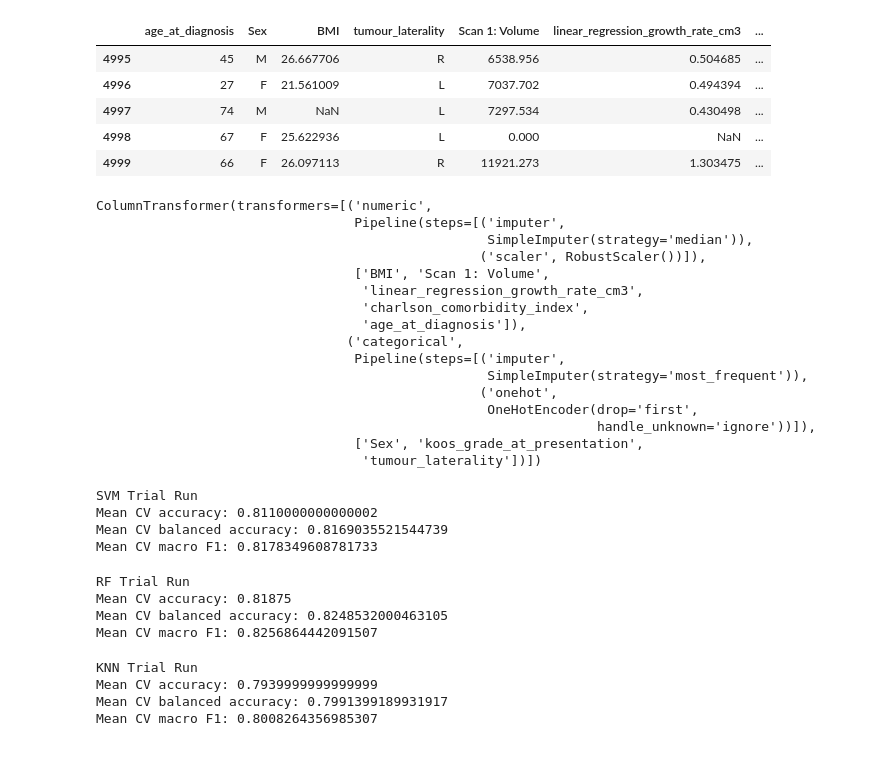
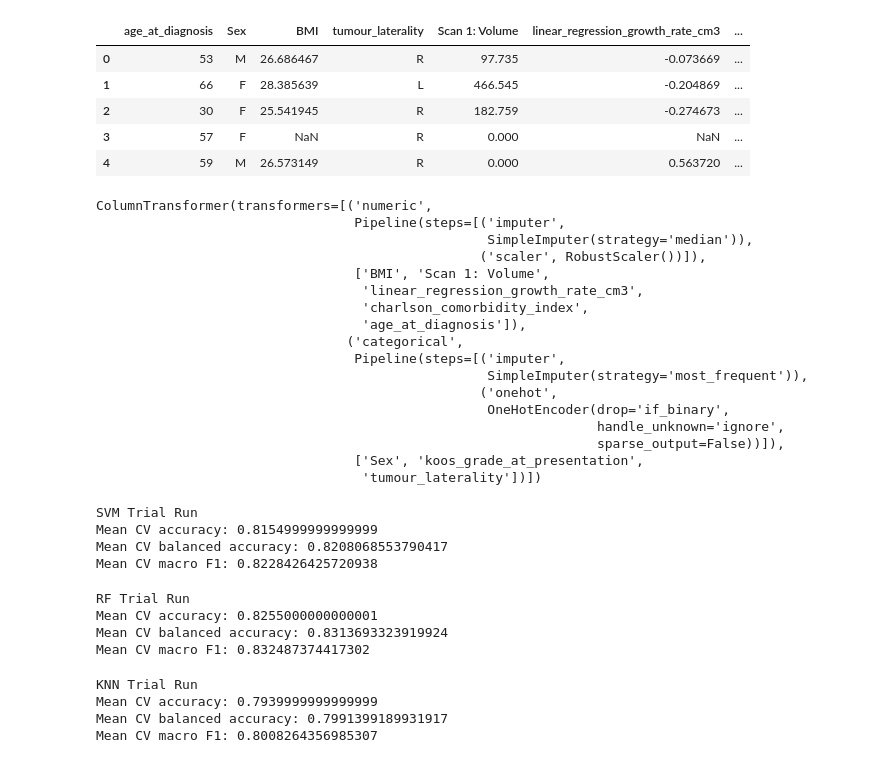
Before and after one commit to simonwilliams32/MRI_project, a Jupyter notebook: notebooks/SW_predicting_management_ensemble_pipeline.ipynb, the cells around one changed output. Drawn from its saved outputs; the diff is of its cells as text; code cells hidden in the pictures.

```diff
--- a/notebooks/SW_predicting_management_ensemble_pipeline.ipynb
+++ b/notebooks/SW_predicting_management_ensemble_pipeline.ipynb
@@ -22,11 +25,12 @@ from xgboost import XGBClassifier
 # %%
+#LOAD THE DATASET
 data = pd.read_excel("/Users/simonwilliams/code/simonwilliams32/MRI_project/raw_data/synthetic_vestibular_schwannoma_data.xlsx")
-data.tail()
+data.head()
 # %% [output]
 |  | age_at_diagnosis | Sex | BMI | tumour_laterality | Scan 1: Volume | linear_regression_growth_rate_cm3 | ... |
-| 4995 | 45 | M | 26.667706 | R | 6538.956 | 0.504685 | ... |
-| 4996 | 27 | F | 21.561009 | L | 7037.702 | 0.494394 | ... |
-| 4997 | 74 | M | NaN | L | 7297.534 | 0.430498 | ... |
-| 4998 | 67 | F | 25.622936 | L | 0.000 | NaN | ... |
-| 4999 | 66 | F | 26.097113 | R | 11921.273 | 1.303475 | ... |
+| 0 | 53 | M | 26.686467 | R | 97.735 | -0.073669 | ... |
+| 1 | 66 | F | 28.385639 | L | 466.545 | -0.204869 | ... |
+| 2 | 30 | F | 25.541945 | R | 182.759 | -0.274673 | ... |
+| 3 | 57 | F | NaN | R | 0.000 | NaN | ... |
+| 4 | 59 | M | 26.573149 | R | 0.000 | 0.563720 | ... |
 # %%
@@ -34,7 +39,7 @@ X = data.drop(columns=["Management"])
 y = data["Management"]
 X_train, X_test, y_train, y_test = train_test_split(X, y, test_size=0.2, random_state=42)
 # %%
-#BASELINE PIPELINE
+#BASELINE PREPROC PIPELINE
 numeric_cols = ["BMI", "Scan 1: Volume", "linear_regression_growth_rate_cm3", "charlson_comorbidity_index", "age_at_diagnosis"]
 categorical_cols = ["Sex", "koos_grade_at_presentation", "tumour_laterality"]
 
@@ -46,8 +51,9 @@ numeric_pipeline = Pipeline([
 categorical_pipeline = Pipeline([
     ("imputer", SimpleImputer(strategy="most_frequent")),
     ("onehot", OneHotEncoder(
-        drop="first",
-        handle_unknown="ignore"
+        drop="if_binary",
+        handle_unknown="ignore",
+        sparse_output=False
     ))
 ])
 
@@ -75,8 +81,9 @@ ColumnTransformer(transformers=[('numeric',
                                  Pipeline(steps=[('imputer',
                                                   SimpleImputer(strategy='most_frequent')),
                                                  ('onehot',
-                                                  OneHotEncoder(drop='first',
-                                                                handle_unknown='ignore'))]),
+                                                  OneHotEncoder(drop='if_binary',
+                                                                handle_unknown='ignore',
+                                                                sparse_output=False))]),
                                  ['Sex', 'koos_grade_at_presentation',
                                   'tumour_laterality'])])
 # %%
@@ -85,8 +92,8 @@ svm_pipeline = Pipeline([
     ("preprocessor", preprocessor),
     ("model", SVC(
     kernel="rbf",
-    C=1.0,
-    gamma="scale",
+    C=50,
+    gamma=0.01,
     probability=True,
     random_state=42
     ))
@@ -110,18 +117,19 @@ print("Mean CV balanced accuracy:", svm_cv_results["test_balanced_accuracy"].mea
 print("Mean CV macro F1:", svm_cv_results["test_f1_macro"].mean())
 # %% [output]
 SVM Trial Run
-Mean CV accuracy: 0.8110000000000002
-Mean CV balanced accuracy: 0.8169035521544739
-Mean CV macro F1: 0.8178349608781733
+Mean CV accuracy: 0.8154999999999999
+Mean CV balanced accuracy: 0.8208068553790417
+Mean CV macro F1: 0.8228426425720938
 # %%
-#Random Forrest
+#Random Forrest (note - hyperparameters have been gridsearched)
 RF_pipeline = Pipeline([
     ("preprocessor", preprocessor),
     ("model", RandomForestClassifier(
-    n_estimators=500,
-    max_depth=15,
-    random_state=42,
-    n_jobs=-1
+        n_estimators=380,
+        max_depth=10,
+        min_samples_split=4,
+        random_state=42,
+        n_jobs=-1
     ))
 ])
 
@@ -143,9 +151,9 @@ print("Mean CV balanced accuracy:", RF_cv_results["test_balanced_accuracy"].mean
 print("Mean CV macro F1:", RF_cv_results["test_f1_macro"].mean())
 # %% [output]
 RF Trial Run
-Mean CV accuracy: 0.81875
-Mean CV balanced accuracy: 0.8248532000463105
-Mean CV macro F1: 0.8256864442091507
+Mean CV accuracy: 0.8255000000000001
+Mean CV balanced accuracy: 0.8313693323919924
+Mean CV macro F1: 0.832487374417302
 # %%
 #K Nearest Neighbour
 
```
Also changed, not shown: parts of 8 cells of this notebook, 4 other files.
